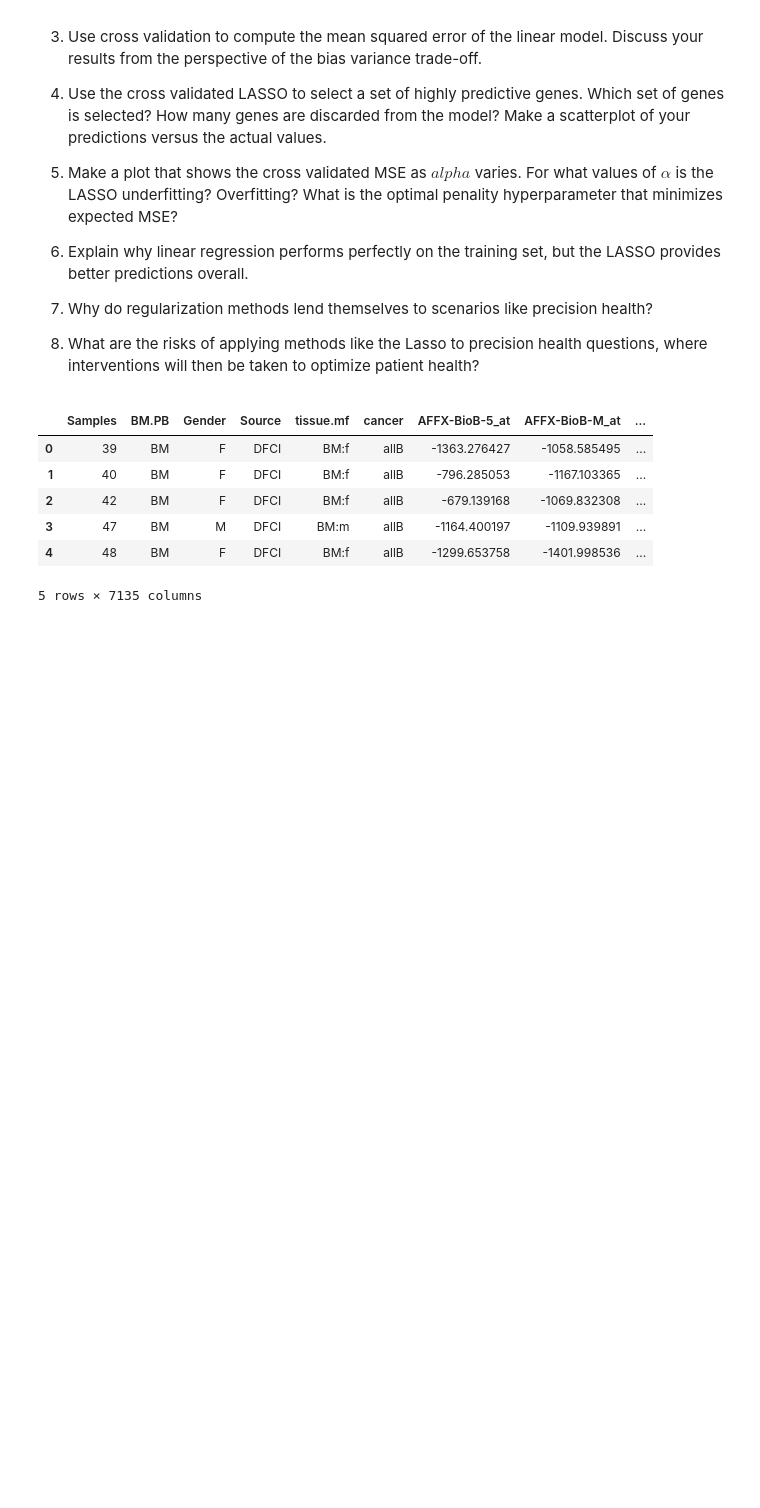
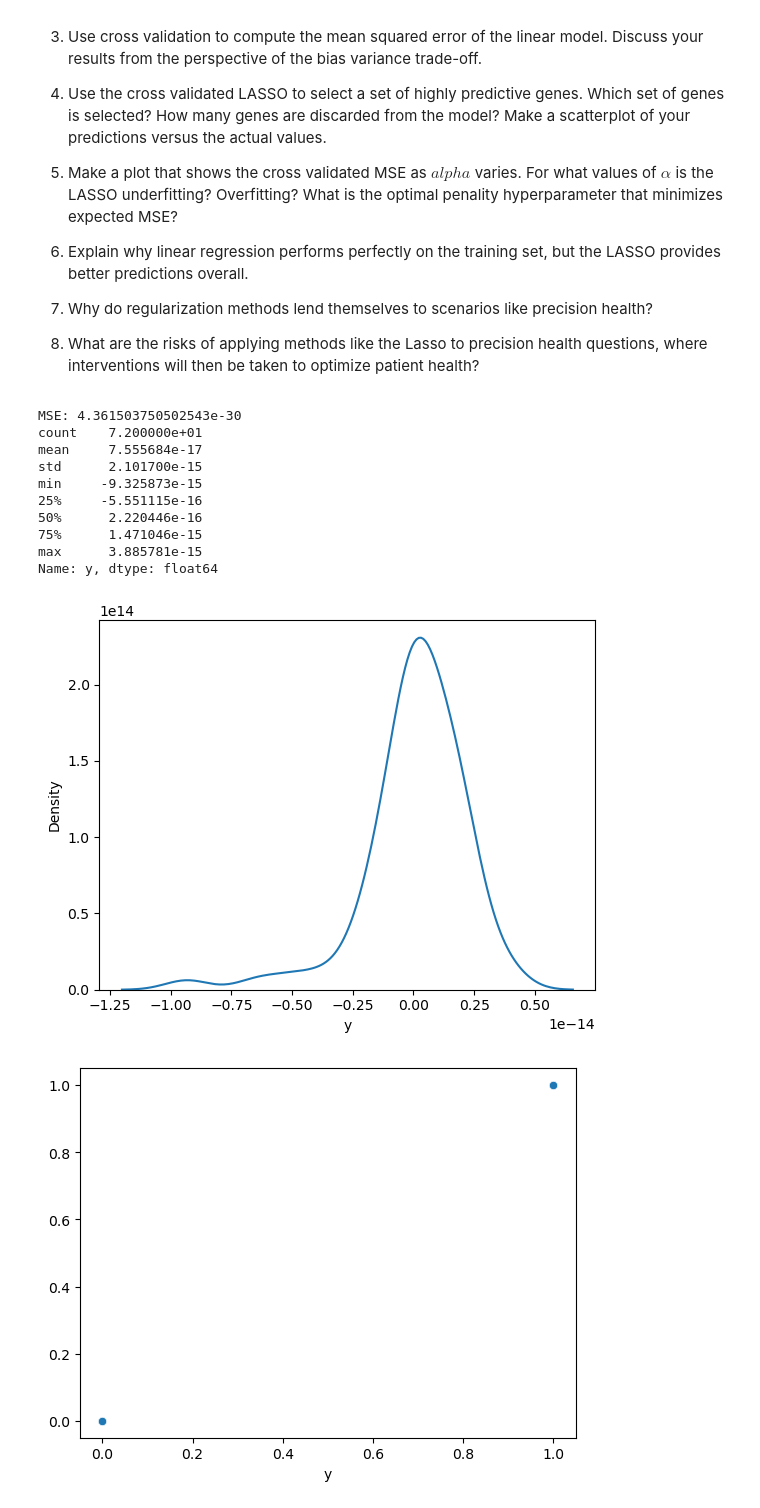
Before and after one commit to shalmalirao/undergrad_ml_assignments, a Jupyter notebook: genomics_lab.ipynb, the cells around one changed output. Drawn from its saved outputs; the diff is of its cells as text; code cells hidden in the pictures; blank space fills up the shorter version.

```diff
--- a/genomics_lab.ipynb
+++ b/genomics_lab.ipynb
@@ -32,28 +35,40 @@ from sklearn.linear_model import LinearRegression
 ### Question 1
 
 df = pd.read_csv("./data/golub.csv")
-df.head()
 
 mapper = {'allB': 0, 'allT': 0, 'aml': 1}
 
 df['y'] = df['cancer'].map(mapper)
-df.head()
 
-genes = df.drop(['Samples', 'cancer', 'y', 'Gender', 'Source', 'tissue.mf', 'BM.PB'], axis=1)
+genes = df.drop(['Samples', 'cancer', 'Gender', 'y', 'Source', 'tissue.mf', 'BM.PB'], axis=1)
 y = df['y']
-# %% [output]
-|  | Samples | BM.PB | Gender | Source | tissue.mf | cancer | AFFX-BioB-5_at | AFFX-BioB-M_at | ... |
-| 0 | 39 | BM | F | DFCI | BM:f | allB | -1363.276427 | -1058.585495 | ... |
-| 1 | 40 | BM | F | DFCI | BM:f | allB | -796.285053 | -1167.103365 | ... |
-| 2 | 42 | BM | F | DFCI | BM:f | allB | -679.139168 | -1069.832308 | ... |
-| 3 | 47 | BM | M | DFCI | BM:m | allB | -1164.400197 | -1109.939891 | ... |
-| 4 | 48 | BM | F | DFCI | BM:f | allB | -1299.653758 | -1401.998536 | ... |
-5 rows × 7135 columns
 # %%
+### Question 2
+
 model = LinearRegression()
 model = model.fit(genes, y)
 
 y_hat = model.predict(genes)
 
-resid = y_hat - y
-resid.describe()
+mse = mean_squared_error(y, y_hat)
+print("MSE:", mse) # The MSE is 4.36e-30
+
+resid = y - y_hat
+print(resid.describe())
+sns.kdeplot(resid)
+plt.show()
+sns.scatterplot(x=y, y=y_hat)
+plt.show()
+# %% [output]
+MSE: 4.361503750502543e-30
+count    7.200000e+01
+mean     7.555684e-17
+std      2.101700e-15
+min     -9.325873e-15
+25%     -5.551115e-16
+50%      2.220446e-16
+75%      1.471046e-15
+max      3.885781e-15
+Name: y, dtype: float64
+[figure, added]
+[figure, added]
```
Also changed, not shown: parts of 11 cells of this notebook, 1 other file.
